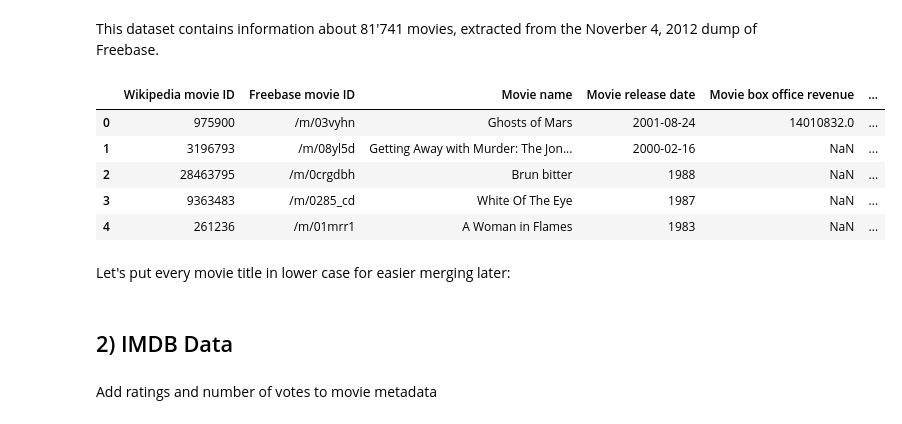
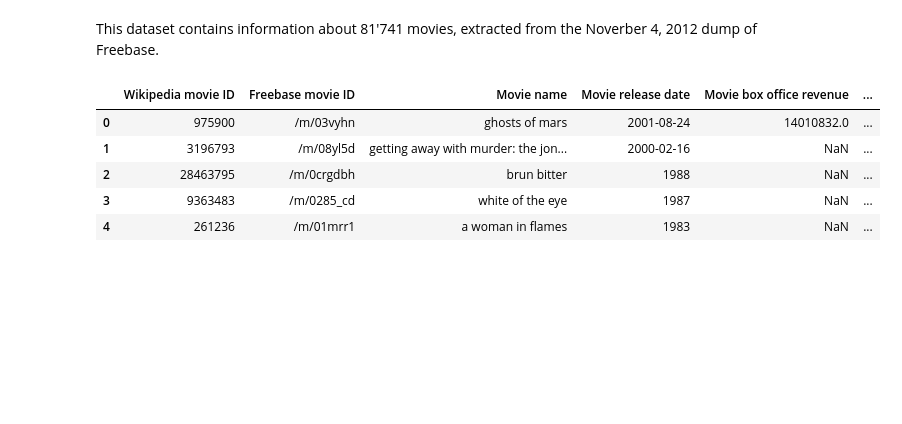
Before and after one commit to epfl-ada/ada-2022-project-nolemonnomelon, a Jupyter notebook: Exploratory analysis.ipynb, the cells around one changed output. Saved outputs shown, nothing was run; the diff lists cells and outputs as text; code cells hidden in the pictures; blank space fills up the shorter version.

Commit message:
adapted to load the expanded data

```diff
--- a/Exploratory analysis.ipynb
+++ b/Exploratory analysis.ipynb
@@ -50,18 +58,16 @@ plt.show()
 # %% [markdown]
 This dataset contains information about 81'741 movies, extracted from the Noverber 4, 2012 dump of Freebase.
 # %%
-columns_movie = ['Wikipedia movie ID', 'Freebase movie ID', 'Movie name', 'Movie release date', 'Movie box office revenue',
-                 'Movie runtime', 'Movie languages (Freebase ID:name tuples)', 'Movie countries (Freebase ID:name tuples)',
-                 'Movie genres (Freebase ID:name tuples)']
+# columns_movie = ['Wikipedia movie ID', 'Freebase movie ID', 'Movie name', 'Movie release date', 'Movie box office revenue',
+#                  'Movie runtime', 'Movie languages (Freebase ID:name tuples)', 'Movie countries (Freebase ID:name tuples)',
+#                  'Movie genres (Freebase ID:name tuples)', 'averageRating', 'numVotes']
 
-df_movie = pd.read_csv("MovieSummaries/movie.metadata.tsv",sep='\t',names=columns_movie)
+df_movie = pd.read_csv("Expanded_data/movie.expanded_metadata.tsv",sep='\t')
 df_movie.head()
 # %% [output]
 |  | Wikipedia movie ID | Freebase movie ID | Movie name | Movie release date | Movie box office revenue | ... |
-| 0 | 975900 | /m/03vyhn | Ghosts of Mars | 2001-08-24 | 14010832.0 | ... |
-| 1 | 3196793 | /m/08yl5d | Getting Away with Murder: The Jon... | 2000-02-16 | NaN | ... |
-| 2 | 28463795 | /m/0crgdbh | Brun bitter | 1988 | NaN | ... |
-| 3 | 9363483 | /m/0285_cd | White Of The Eye | 1987 | NaN | ... |
-| 4 | 261236 | /m/01mrr1 | A Woman in Flames | 1983 | NaN | ... |
+| 0 | 975900 | /m/03vyhn | ghosts of mars | 2001-08-24 | 14010832.0 | ... |
+| 1 | 3196793 | /m/08yl5d | getting away with murder: the jon... | 2000-02-16 | NaN | ... |
+| 2 | 28463795 | /m/0crgdbh | brun bitter | 1988 | NaN | ... |
+| 3 | 9363483 | /m/0285_cd | white of the eye | 1987 | NaN | ... |
+| 4 | 261236 | /m/01mrr1 | a woman in flames | 1983 | NaN | ... |
-# %% [markdown]
-Let's put every movie title in lower case for easier merging later:
@@ -70,4 +73,0 @@ df_movie['Movie name'] = df_movie['Movie name'].str.lower()
-# %% [markdown]
-## 2) IMDB Data
-# %% [markdown]
-Add ratings and number of votes to movie metadata
```
Also changed, not shown: parts of 16 cells of this notebook.
